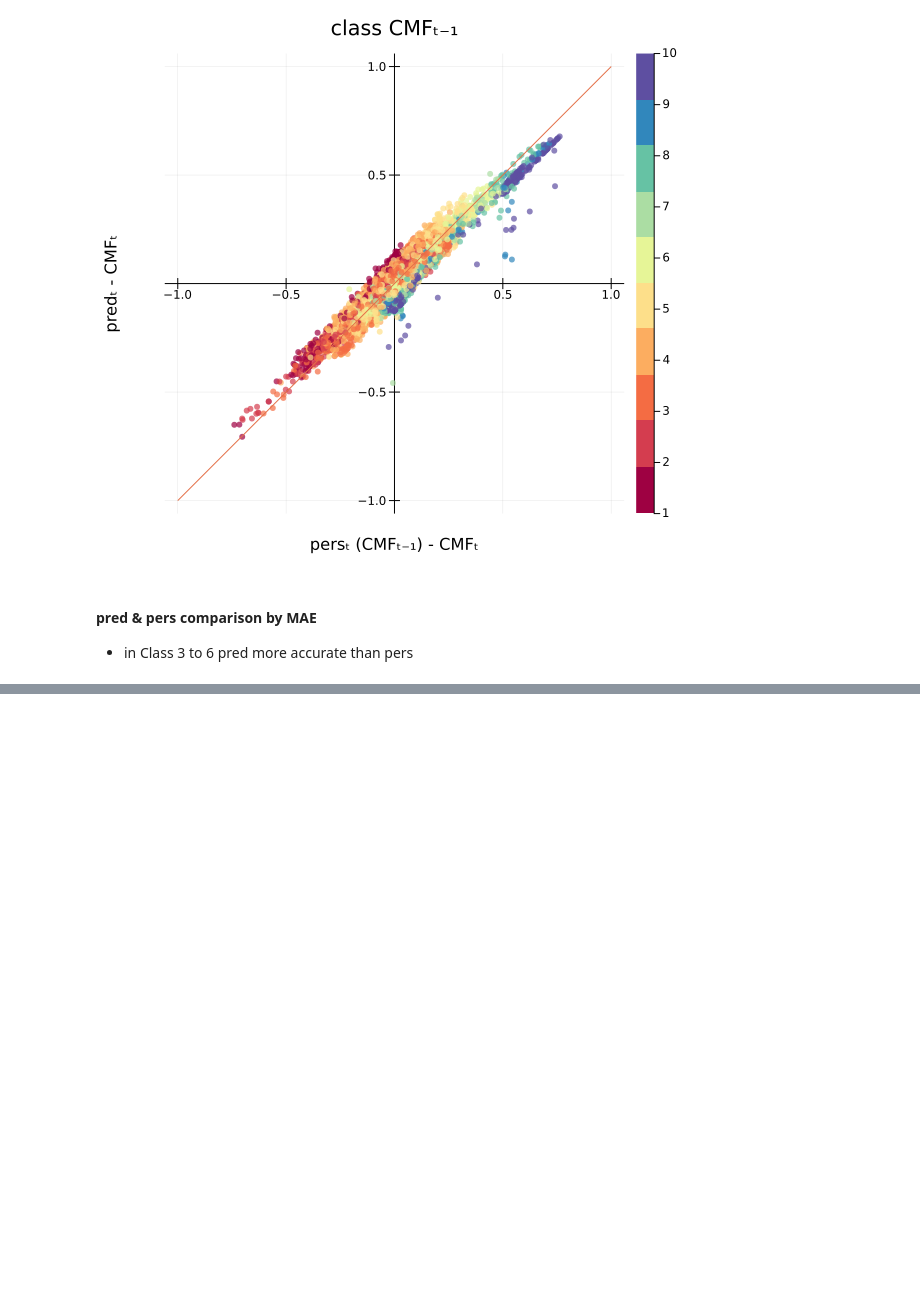
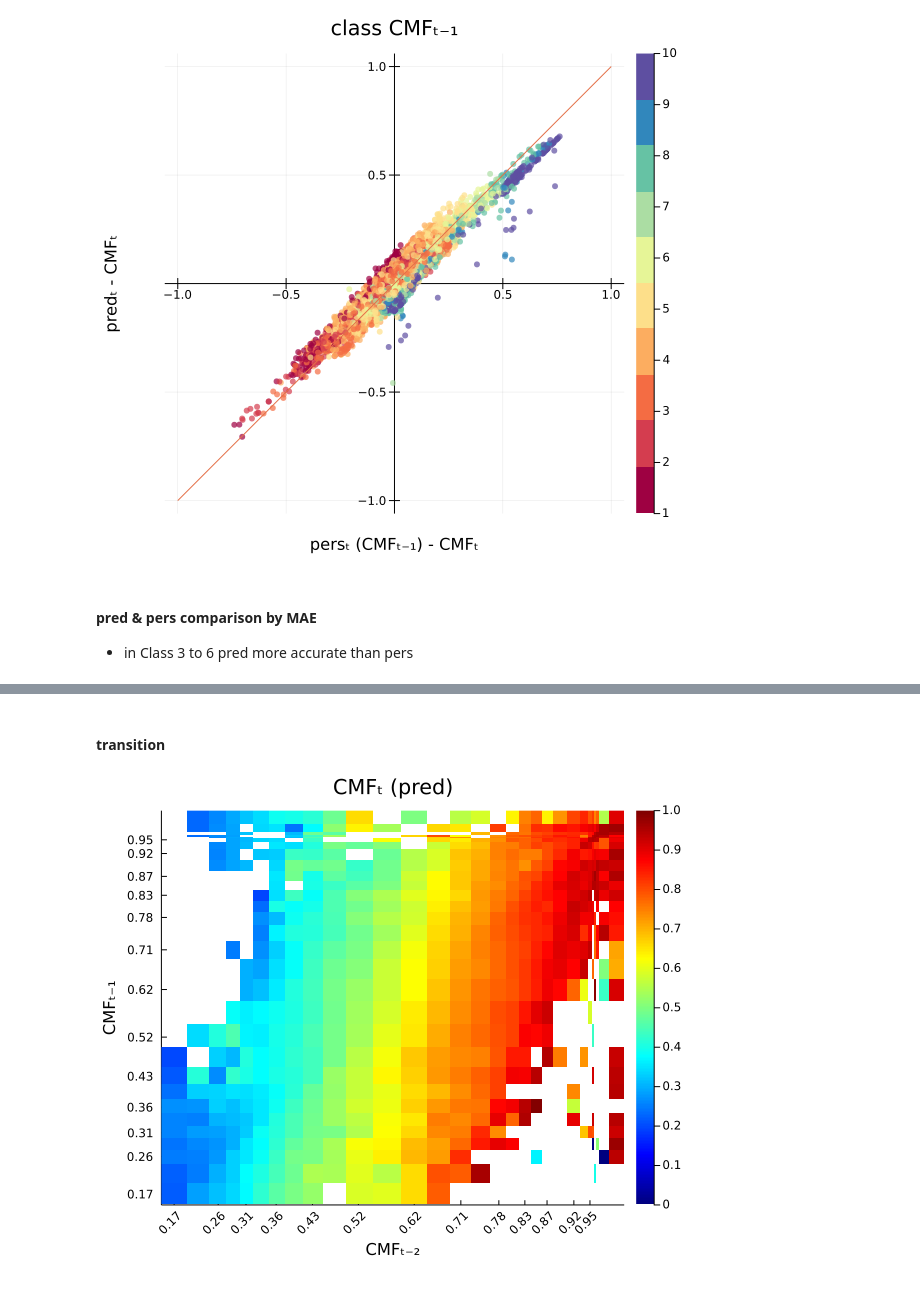
Before and after one commit to EuRoXy/MC_CMF, a Jupyter notebook: 21_07.ipynb, the cells around one changed output, grey strips where cells are left out. Cells and saved outputs as stored; diff of their text form; code cells hidden in the pictures; blank space fills up the shorter version.

```diff
--- a/21_07.ipynb
+++ b/21_07.ipynb
@@ -40,0 +50,8 @@ groupedbar(xticks, errs, group=mode, grid=false,
+# %% [markdown]
+#### transition
+# %%
+hm_test = heatmap(binMean, binMean, T_test, c=:jet, clim=(0,1), grid=false, title="CMFₜ (pred)", fmt=:png, dpi=100, size=(600,500),
+    xticks=xti, yticks=xti, xrotation=45,
+    xlabel="CMFₜ₋₂", ylabel="CMFₜ₋₁")
+# %% [output]
+[figure, added]
```
Also changed, not shown: parts of 10 cells of this notebook, 2 other files.
